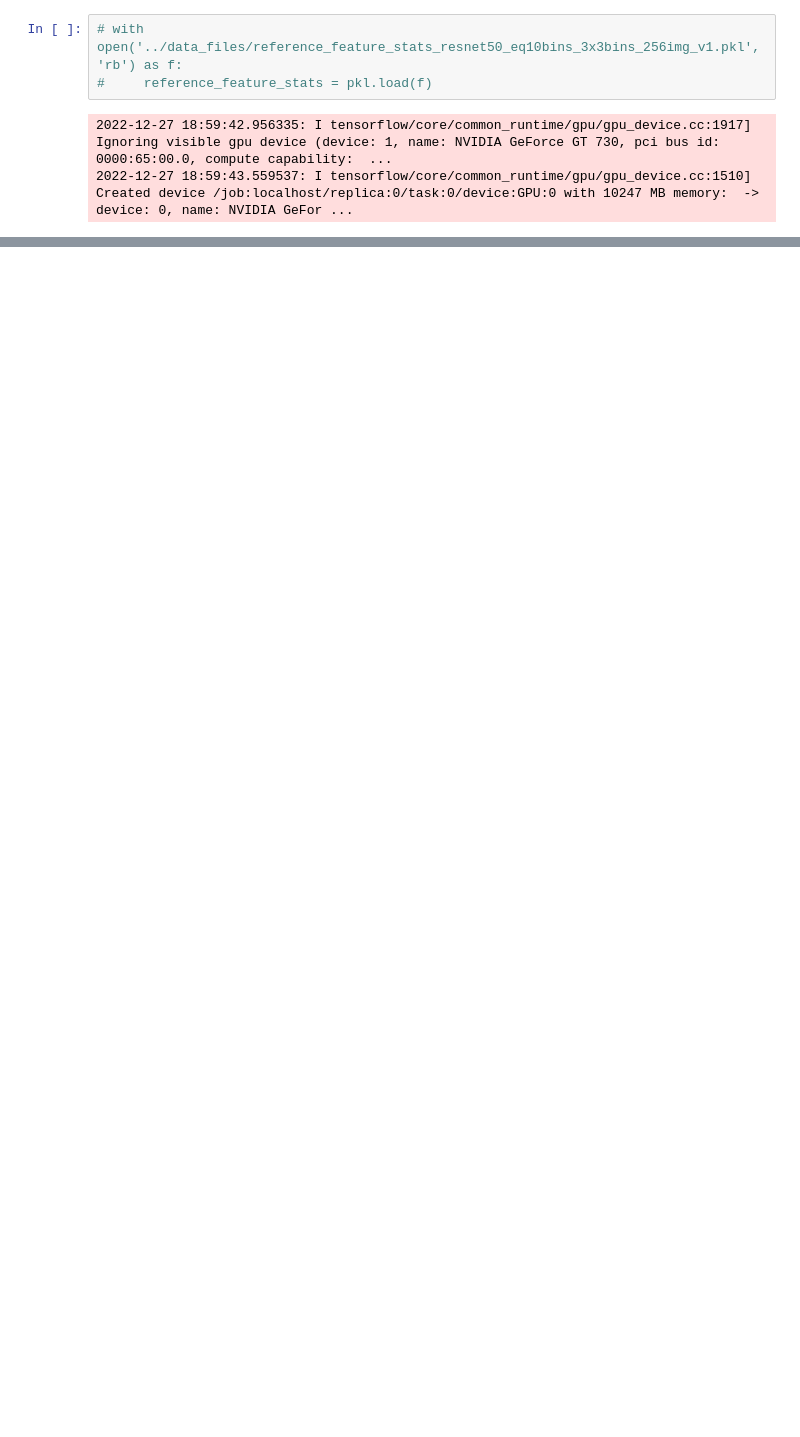
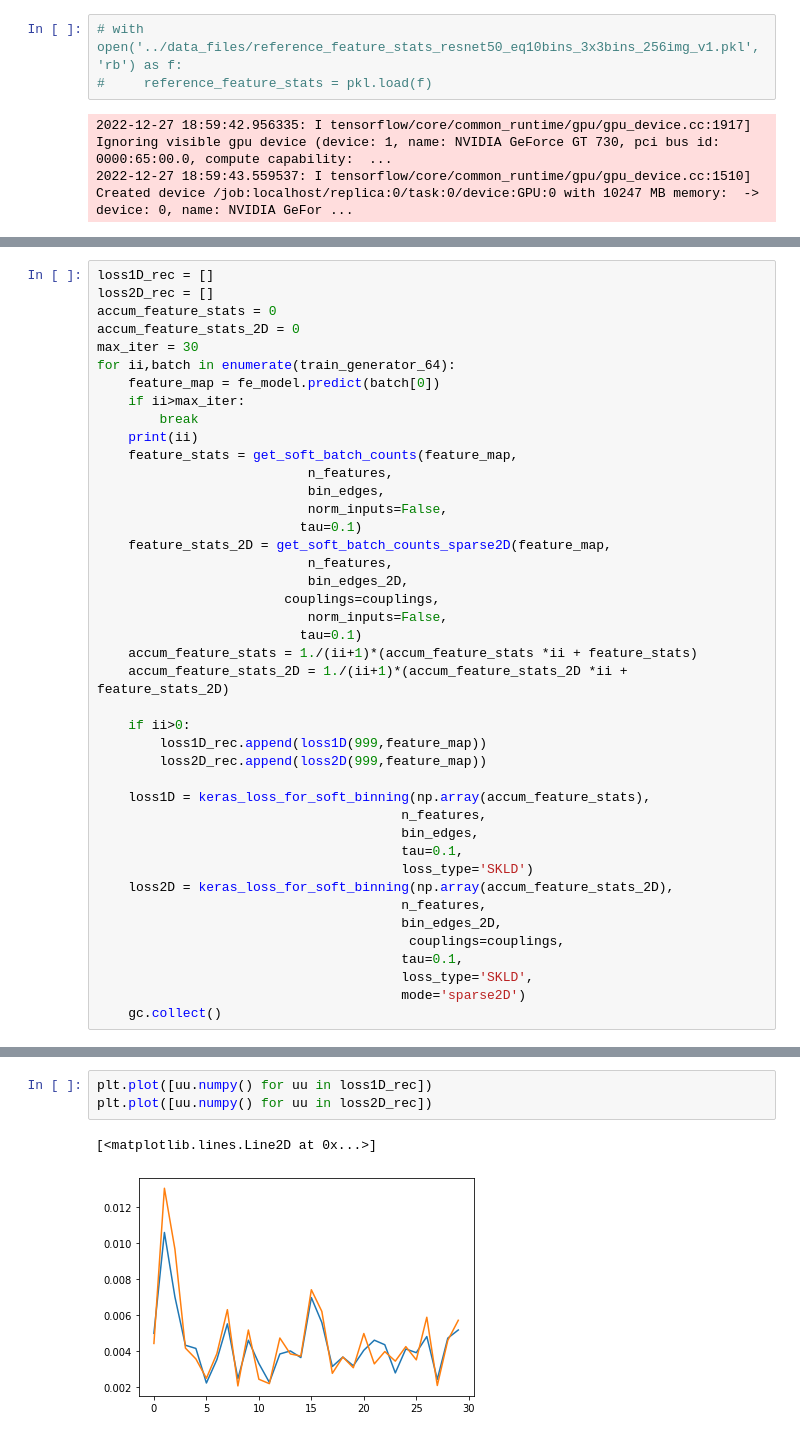
Before and after one commit to sashkarivkind/wisdrc, a Jupyter notebook: experimental/feature_stats_for_SFDA_binning_games.ipynb, the cells around one changed output, grey strips where cells are left out. Drawn from its saved outputs; the diff is of its cells as text; blank space fills up the shorter version.

Commit message:
added sparse strong features reference

```diff
--- a/experimental/feature_stats_for_SFDA_binning_games.ipynb
+++ b/experimental/feature_stats_for_SFDA_binning_games.ipynb
@@ -399,0 +408,42 @@ reference_feature_stats
+# %%
+loss1D_rec = []
+loss2D_rec = []
+accum_feature_stats = 0
+accum_feature_stats_2D = 0
+max_iter = 30
+for ii,batch in enumerate(train_generator_64):
+    feature_map = fe_model.predict(batch[0])
+    if ii>max_iter:
+        break
+    print(ii)
+    feature_stats = get_soft_batch_counts(feature_map,
+                           n_features,
+                           bin_edges,
+                           norm_inputs=False,
+                          tau=0.1)
+    feature_stats_2D = get_soft_batch_counts_sparse2D(feature_map,
+                           n_features,
+                           bin_edges_2D,
+                        couplings=couplings,
+                           norm_inputs=False,
+                          tau=0.1)
+    accum_feature_stats = 1./(ii+1)*(accum_feature_stats *ii + feature_stats)
+    accum_feature_stats_2D = 1./(ii+1)*(accum_feature_stats_2D *ii + feature_stats_2D)
+
+    if ii>0:
+        loss1D_rec.append(loss1D(999,feature_map))
+        loss2D_rec.append(loss2D(999,feature_map))
+
+    loss1D = keras_loss_for_soft_binning(np.array(accum_feature_stats),
+                                       n_features,
+                                       bin_edges,
+                                       tau=0.1,
+                                       loss_type='SKLD')
+    loss2D = keras_loss_for_soft_binning(np.array(accum_feature_stats_2D),
+                                       n_features,
+                                       bin_edges_2D,
+                                        couplings=couplings,
+                                       tau=0.1,
+                                       loss_type='SKLD',
+                                       mode='sparse2D')
+    gc.collect()
@@ -399,0 +470,6 @@ reference_feature_stats
+# %%
+plt.plot([uu.numpy() for uu in loss1D_rec])
+plt.plot([uu.numpy() for uu in loss2D_rec])
+# %% [output]
+[<matplotlib.lines.Line2D at 0x...>]
+[figure, added]
```
Also changed, not shown: parts of 37 cells of this notebook, 1 other file.
